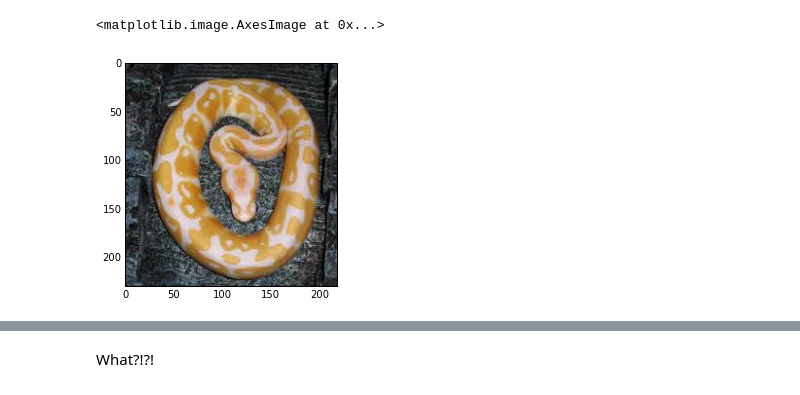
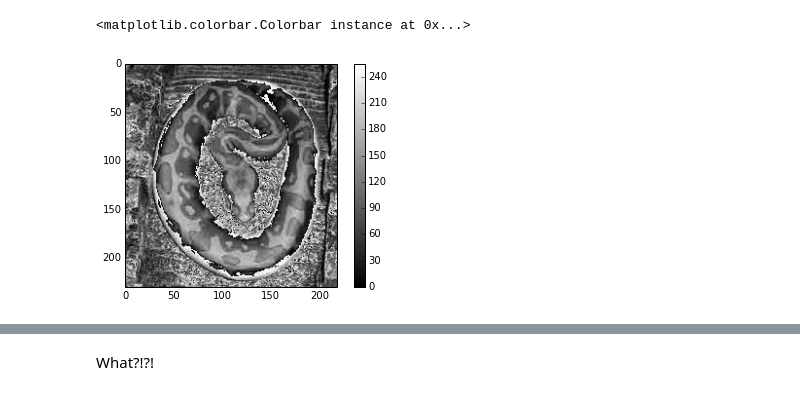
Before and after one commit to mantaraya36/201A-ipython, a Jupyter notebook: Image and Audio IO.ipynb, the cells around one changed output, grey strips where cells are left out. Drawn from its saved outputs; the diff is of its cells as text; code cells hidden in the pictures.

```diff
--- a/Image and Audio IO.ipynb
+++ b/Image and Audio IO.ipynb
@@ -7,5 +137,6 @@ img = imread('python.jpeg')
 # %%
-imshow(img, cmap=cm.gray)
+imshow(img[:,:,0] + img[:,:,1], cmap=cm.gray)
+colorbar()
 # %% [output]
-<matplotlib.image.AxesImage at 0x...>
+<matplotlib.colorbar.Colorbar instance at 0x...>
-[figure, old version]
+[figure, new version]
```
Also changed, not shown: parts of 40 cells of this notebook.
